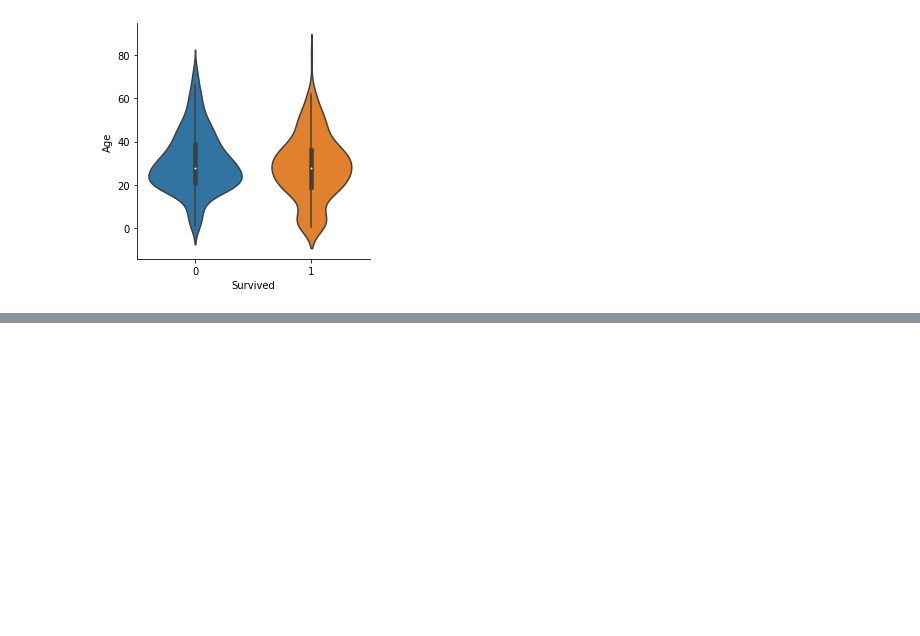
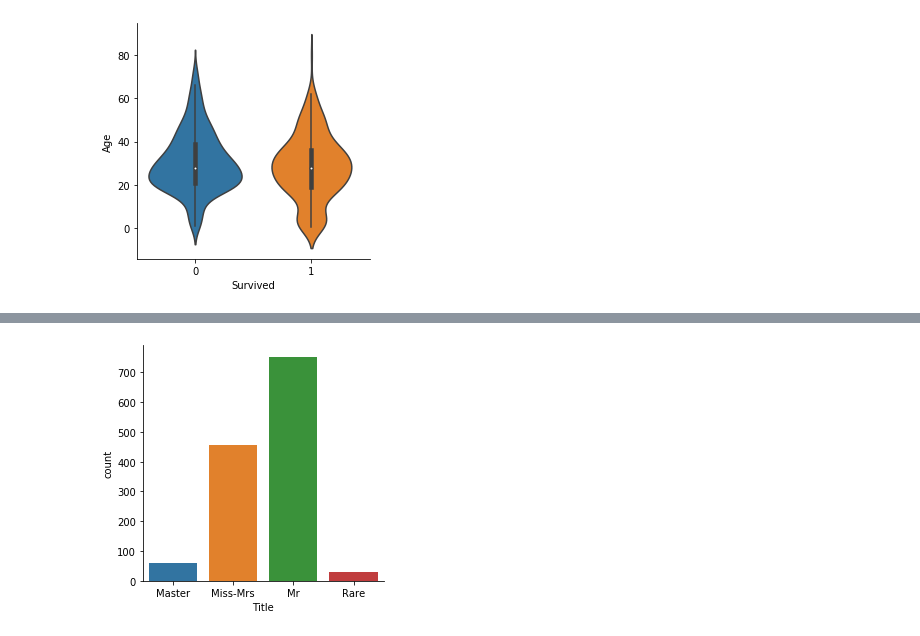
Before and after one commit to amritvirsinghx/Titanic-Machine-Learning-from-Disaster, a Jupyter notebook: advance_modelling_techniques.ipynb, the cells around one changed output, grey strips where cells are left out. Drawn from its saved outputs; the diff is of its cells as text; code cells hidden in the pictures; blank space fills up the shorter version.

```diff
--- a/advance_modelling_techniques.ipynb
+++ b/advance_modelling_techniques.ipynb
@@ -430,0 +469,10 @@ g = sns.catplot(x="Survived", y = "Age",data = train, kind="violin",height=4)
+# %%
+# Convert to categorical values Title
+dataset["Title"] = dataset["Title"].replace(['Lady', 'the Countess','Countess','Capt', 'Col','Don', 'Dr', 'Major', 'Rev', 'Sir', 'Jonkheer', 'Dona'], 'Rare')
+dataset["Title"] = dataset["Title"].map({"Master":0, "Miss":1, "Ms" : 1 , "Mme":1, "Mlle":1, "Mrs":1, "Mr":2, "Rare":3})
+dataset["Title"] = dataset["Title"].astype(int)
+# %%
+g = sns.catplot("Title",data=dataset,height=4,kind="count")
+g = g.set_xticklabels(["Master","Miss-Mrs","Mr","Rare"])
+# %% [output]
+[figure, added]
```
Also changed, not shown: parts of 54 cells of this notebook.
